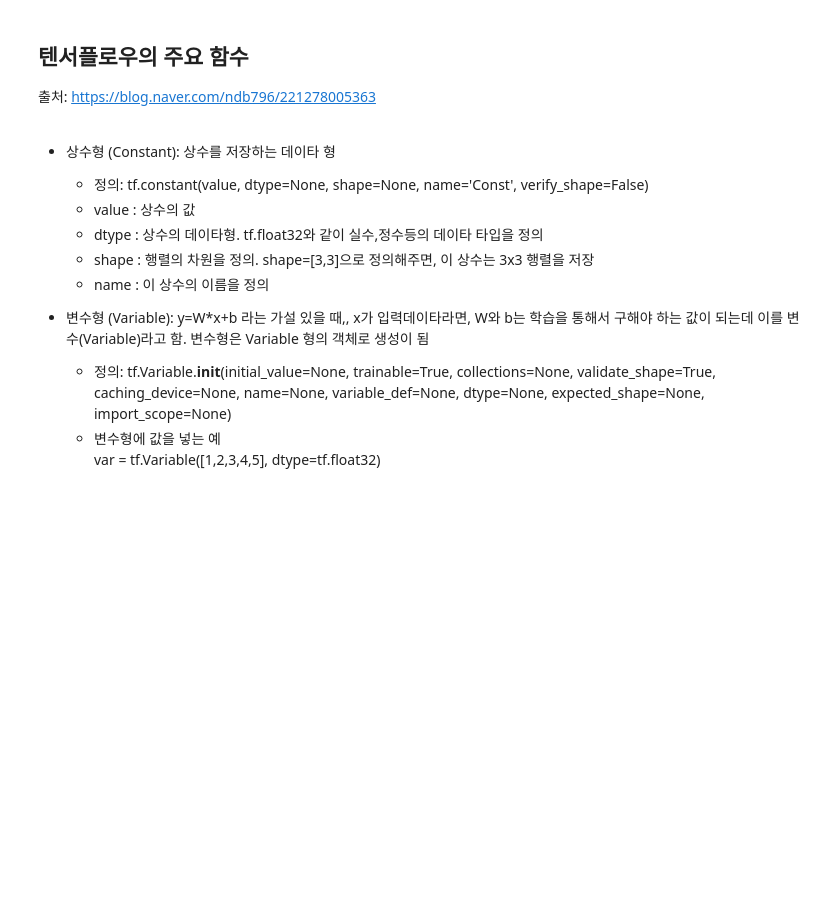
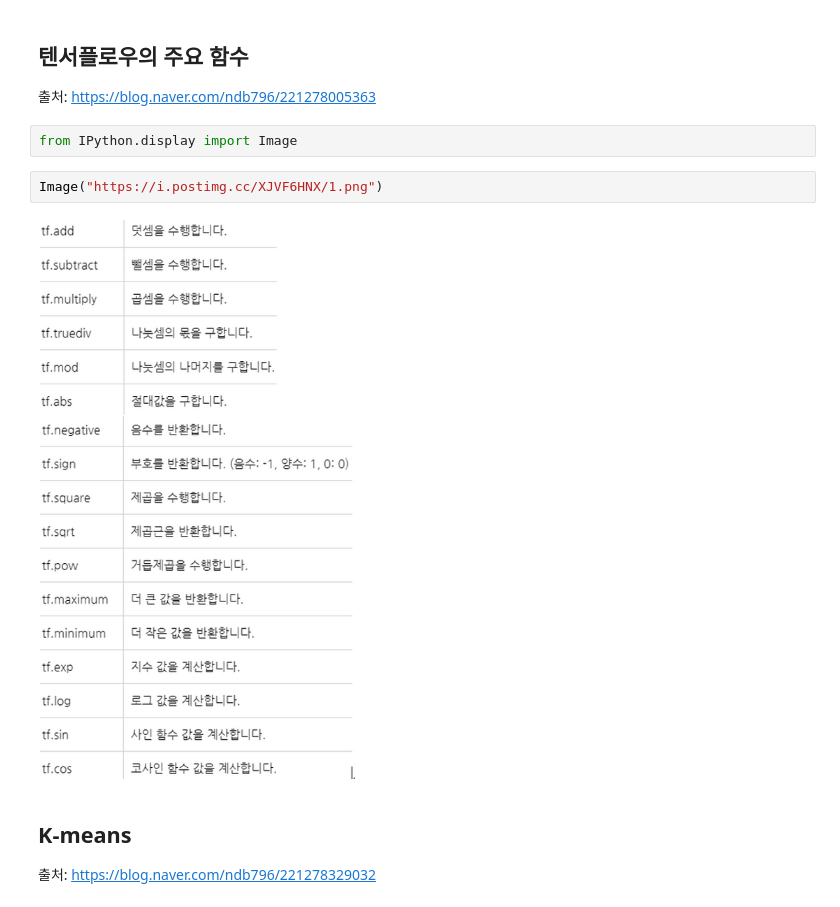
Before and after one commit to jgumin/jupyter-notebook, a Jupyter notebook: snippet/tensorflow-tutorial.ipynb, the cells around one changed output. Cells and saved outputs as stored; diff of their text form; blank space fills up the shorter version.

```diff
--- a/snippet/tensorflow-tutorial.ipynb
+++ b/snippet/tensorflow-tutorial.ipynb
@@ -196,15 +194,12 @@ print(result)
 # %% [markdown]
 ## 텐서플로우의 주요 함수
 출처: https://blog.naver.com/ndb796/221278005363
-# %% [markdown]
-- 상수형 (Constant): 상수를 저장하는 데이타 형
-  - 정의:  tf.constant(value, dtype=None, shape=None, name='Const', verify_shape=False)
-  - value : 상수의 값
-  - dtype : 상수의 데이타형. tf.float32와 같이 실수,정수등의 데이타 타입을 정의
-  - shape : 행렬의 차원을 정의. shape=[3,3]으로 정의해주면, 이 상수는 3x3 행렬을 저장
-  - name : 이 상수의 이름을 정의
-
-- 변수형 (Variable): y=W*x+b 라는 가설 있을 때,, x가 입력데이타라면, W와 b는 학습을 통해서 구해야 하는 값이 되는데 이를 변수(Variable)라고 함. 변수형은 Variable 형의 객체로 생성이 됨
-  - 정의:  tf.Variable.__init__(initial_value=None, trainable=True, collections=None, validate_shape=True, caching_device=None, name=None, variable_def=None, dtype=None, expected_shape=None, import_scope=None)
-  - 변수형에 값을 넣는 예<br>
-    var = tf.Variable([1,2,3,4,5], dtype=tf.float32)
+# %%
+from IPython.display import Image
+# %%
+Image("https://i.postimg.cc/XJVF6HNX/1.png")
+# %% [output]
+[figure, added]
+# %% [markdown]
+## K-means
+출처: https://blog.naver.com/ndb796/221278329032
```
Also changed, not shown: parts of 4 cells of this notebook.
